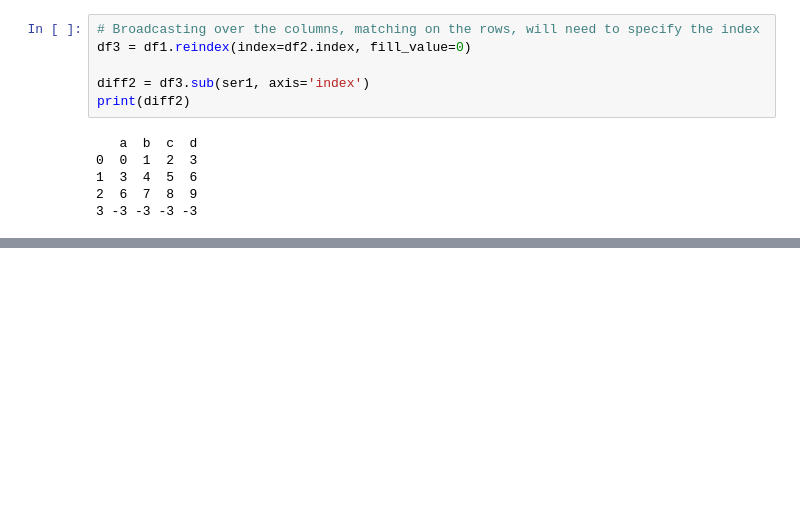
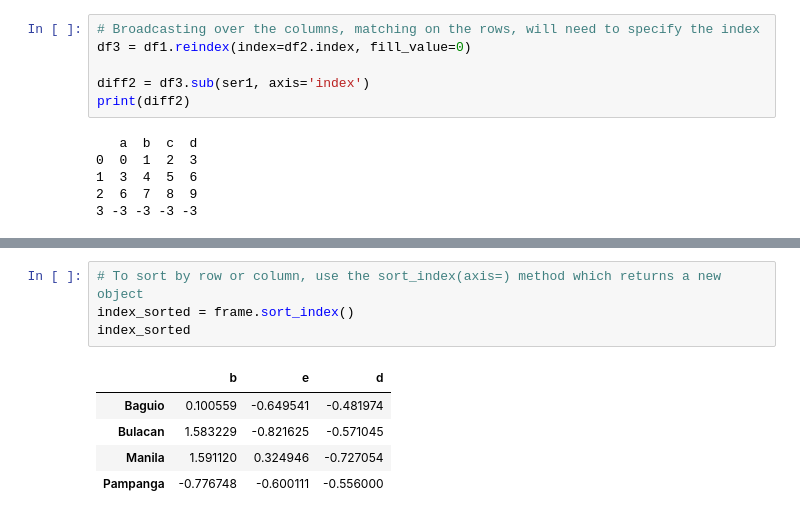
Before and after one commit to kebsolarte/private_playground, a Jupyter notebook: py4da_mckinney/py4da_pandas.ipynb, the cells around one changed output, grey strips where cells are left out. Drawn from its saved outputs; the diff is of its cells as text; blank space fills up the shorter version.

```diff
--- a/py4da_mckinney/py4da_pandas.ipynb
+++ b/py4da_mckinney/py4da_pandas.ipynb
@@ -435,0 +520,10 @@ print(diff2)
+# %%
+# To sort by row or column, use the sort_index(axis=) method which returns a new object
+index_sorted = frame.sort_index()
+index_sorted
+# %% [output]
+|  | b | e | d |
+| Baguio | 0.100559 | -0.649541 | -0.481974 |
+| Bulacan | 1.583229 | -0.821625 | -0.571045 |
+| Manila | 1.591120 | 0.324946 | -0.727054 |
+| Pampanga | -0.776748 | -0.600111 | -0.556000 |
```
Also changed, not shown: parts of 17 cells of this notebook.
